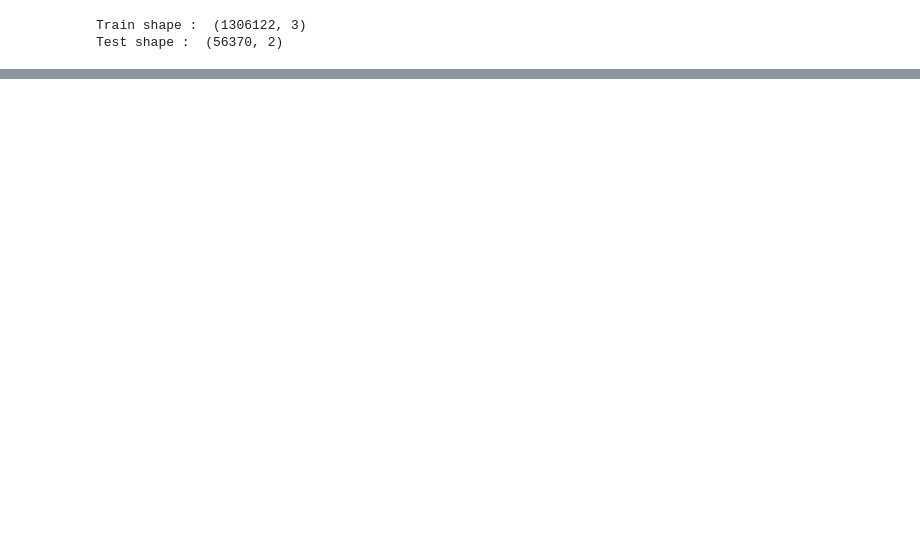
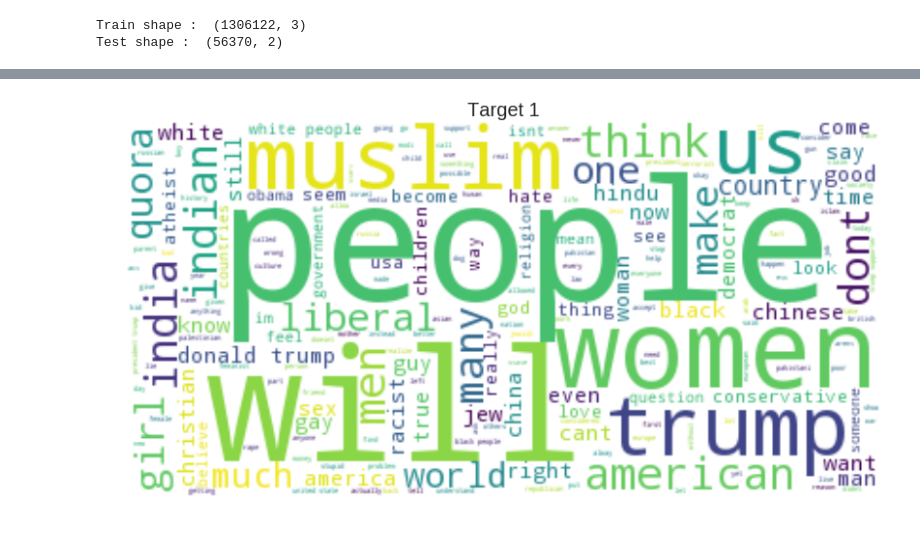
Before and after one commit to sanghamitra23/python_basic, a Jupyter notebook: Quora_Classification.ipynb, the cells around one changed output, grey strips where cells are left out. Saved outputs shown, nothing was run; the diff lists cells and outputs as text; code cells hidden in the pictures; blank space fills up the shorter version.

```diff
--- a/Quora_Classification.ipynb
+++ b/Quora_Classification.ipynb
@@ -96,0 +154,14 @@ Test shape :  (56370, 2)
+# %%
+train_1 = train_df[train_df.target == 1]
+train_0 = train_df[train_df.target == 0]
+# %%
+reviews = ' '.join(train_1['question_text'].tolist())
+wordcloud = WordCloud(background_color="white").generate(reviews)
+plt.figure()
+plt.imshow(wordcloud, interpolation="bilinear")
+plt.axis("off")
+plt.margins(x=0, y=0)
+plt.title('Target 1',size=20)
+plt.show()
+# %% [output]
+[figure, added]
```
Also changed, not shown: parts of 11 cells of this notebook.
